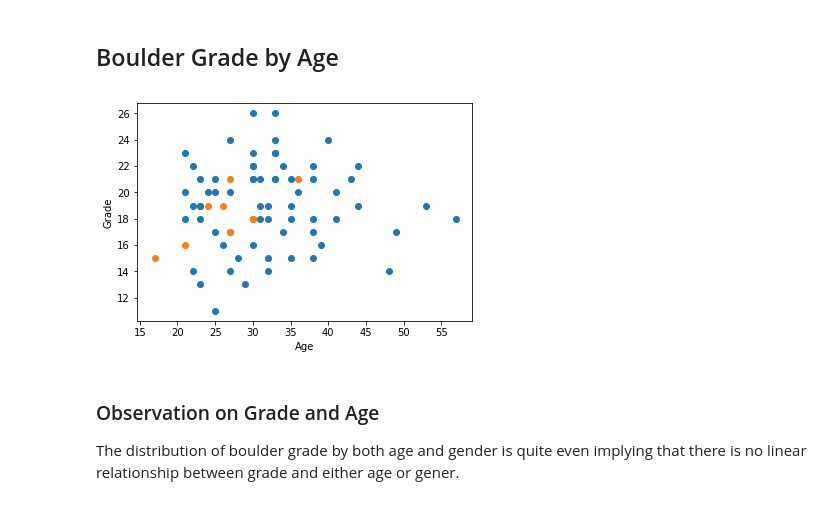
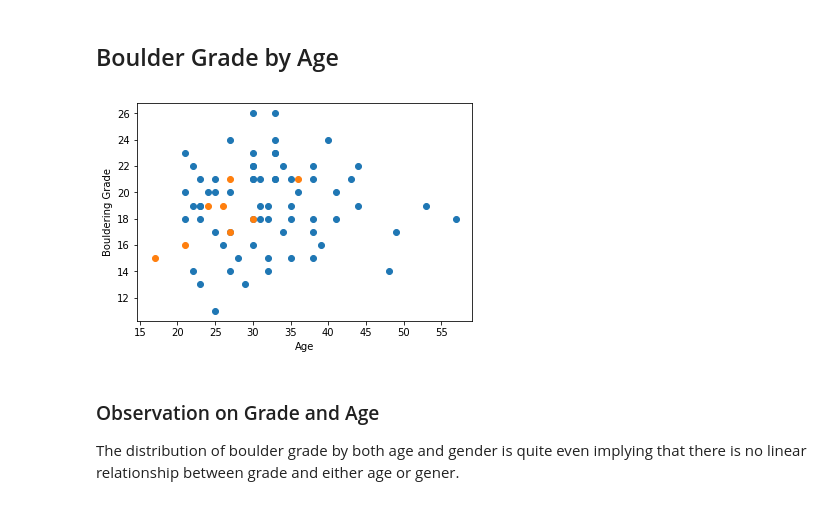
Before and after one commit to davidcoxon/Python, a Jupyter notebook: Projects/Grippy/Benchmark.ipynb, the cells around one changed output. Drawn from its saved outputs; the diff is of its cells as text; code cells hidden in the pictures.

```diff
--- a/Projects/Grippy/Benchmark.ipynb
+++ b/Projects/Grippy/Benchmark.ipynb
@@ -194,31 +194,31 @@ The age range of grades on the IRCA reporting scale range from 11 to 26, this wo
 # %%
 # sort by age and Gender
 GradeSorted=Benchmark_df.sort_values(['Boulder Grade Redpoint Multi-session'], ascending=[True])
 MaleGradeSorted=Benchmark_male_df.sort_values(['Boulder Grade Redpoint Multi-session'], ascending=[True])
 FemaleGradeSorted=Benchmark_female_df.sort_values(['Boulder Grade Redpoint Multi-session'], ascending=[True])
 # create series for y axis based on number of Participants
 y = (GradeSorted)['Boulder Grade Redpoint Multi-session']
 y1=(MaleGradeSorted)['Boulder Grade Redpoint Multi-session']
 y2=(FemaleGradeSorted)['Boulder Grade Redpoint Multi-session']
 N = len(GradeSorted)
 N1=len(MaleGradeSorted)
 N2=len(FemaleGradeSorted)
 x = range(N)
 x1= (MaleGradeSorted)['Age']
 x2= (FemaleGradeSorted)['Age']
 
 # plot Pafticipant Age
 # plt.plot(x,y)
 plt.scatter(x1,y1)
 plt.scatter(x2,y2)
 plt.xlabel("Age")
-plt.ylabel("Grade")
+plt.ylabel("Bouldering Grade")
 # print plots
 #pylab.savefig('Graphs/salesdistribution.png')   # save the figure to file
 #pylab.savefig('Graphs/salesdistribution.pdf') # savefig('salesdistribution.pdf')
 plt.show()
 # %% [output]
-[figure, old version]
+[figure, new version]
 # %% [markdown]
 ### Observation on Grade and Age
 The distribution of boulder grade by both age and gender is quite even implying that there is no linear relationship between grade and either age or gener.
```
Also changed, not shown: parts of 3 cells of this notebook.
